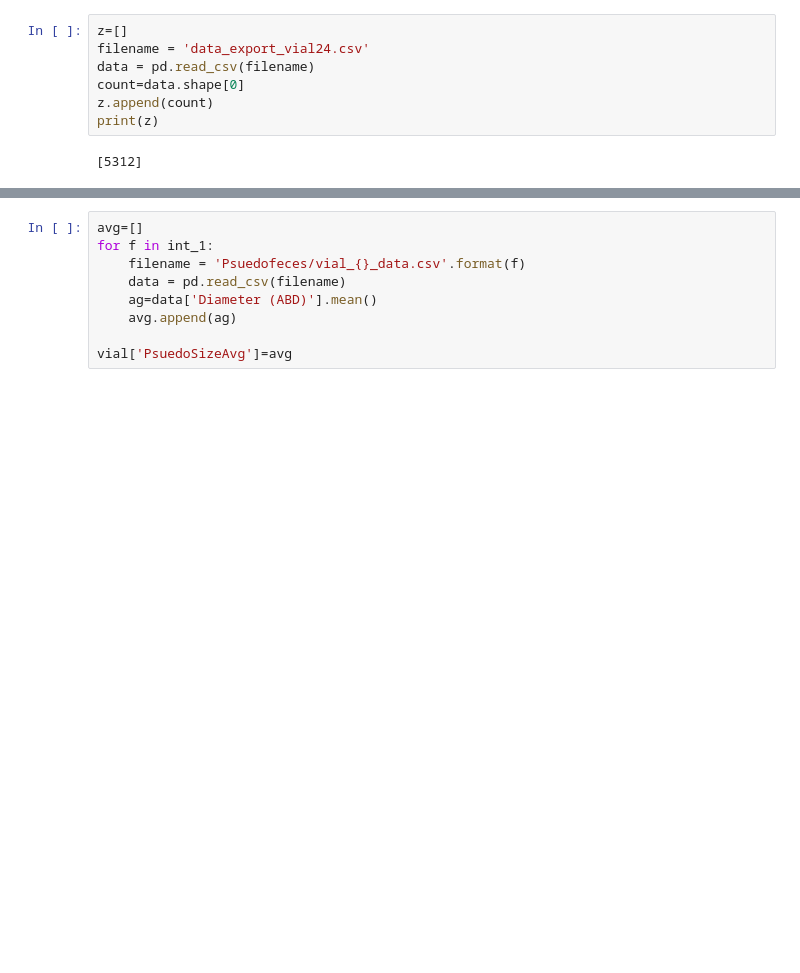
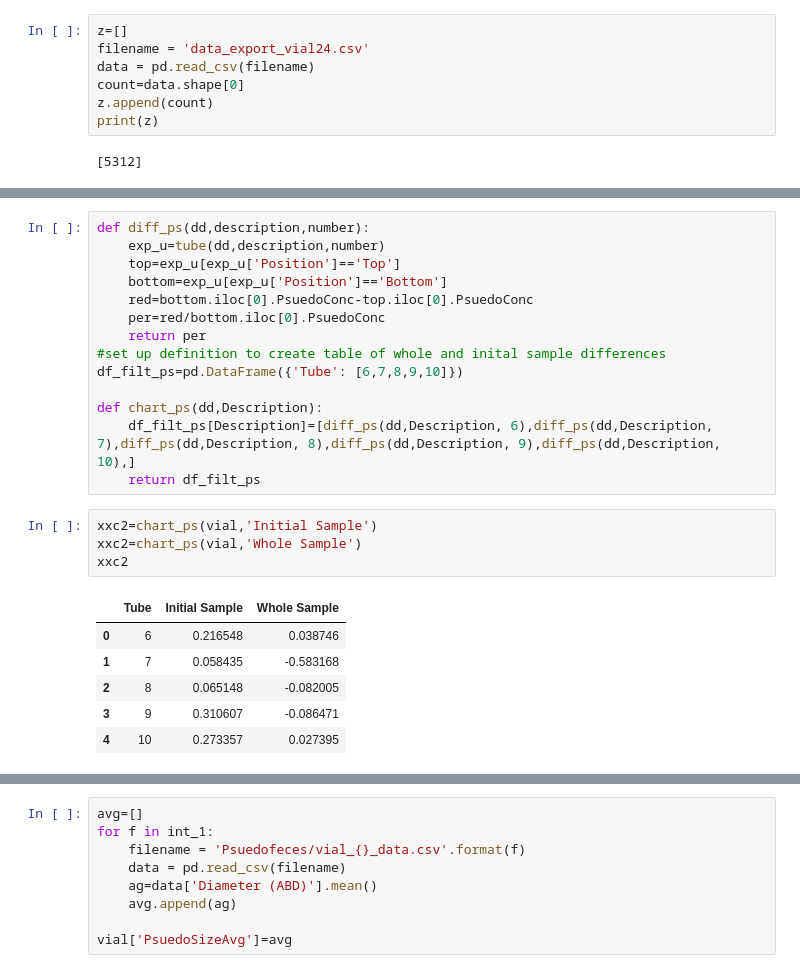
Before and after one commit to mattcoast/Oyster_Hydro, a Jupyter notebook: FlowCam/FlowCam.ipynb, the cells around one changed output, grey strips where cells are left out. Drawn from its saved outputs; the diff is of its cells as text; blank space fills up the shorter version.

```diff
--- a/FlowCam/FlowCam.ipynb
+++ b/FlowCam/FlowCam.ipynb
@@ -148,3 +214,28 @@ Initial = 27.214019246652132 % removal
+# %%
+def diff_ps(dd,description,number):
+    exp_u=tube(dd,description,number)
+    top=exp_u[exp_u['Position']=='Top']
+    bottom=exp_u[exp_u['Position']=='Bottom']
+    red=bottom.iloc[0].PsuedoConc-top.iloc[0].PsuedoConc
+    per=red/bottom.iloc[0].PsuedoConc
+    return per
+#set up definition to create table of whole and inital sample differences
+df_filt_ps=pd.DataFrame({'Tube': [6,7,8,9,10]})
+
+def chart_ps(dd,Description):
+    df_filt_ps[Description]=[diff_ps(dd,Description, 6),diff_ps(dd,Description, 7),diff_ps(dd,Description, 8),diff_ps(dd,Description, 9),diff_ps(dd,Description, 10),]
+    return df_filt_ps
+# %%
+xxc2=chart_ps(vial,'Initial Sample')
+xxc2=chart_ps(vial,'Whole Sample')
+xxc2
+# %% [output]
+|  | Tube | Initial Sample | Whole Sample |
+| 0 | 6 | 0.216548 | 0.038746 |
+| 1 | 7 | 0.058435 | -0.583168 |
+| 2 | 8 | 0.065148 | -0.082005 |
+| 3 | 9 | 0.310607 | -0.086471 |
+| 4 | 10 | 0.273357 | 0.027395 |
 # %%
 ### The histogram for the Psuedofeces sample according to size
 l=0 #position
```
Also changed, not shown: parts of 15 cells of this notebook.
